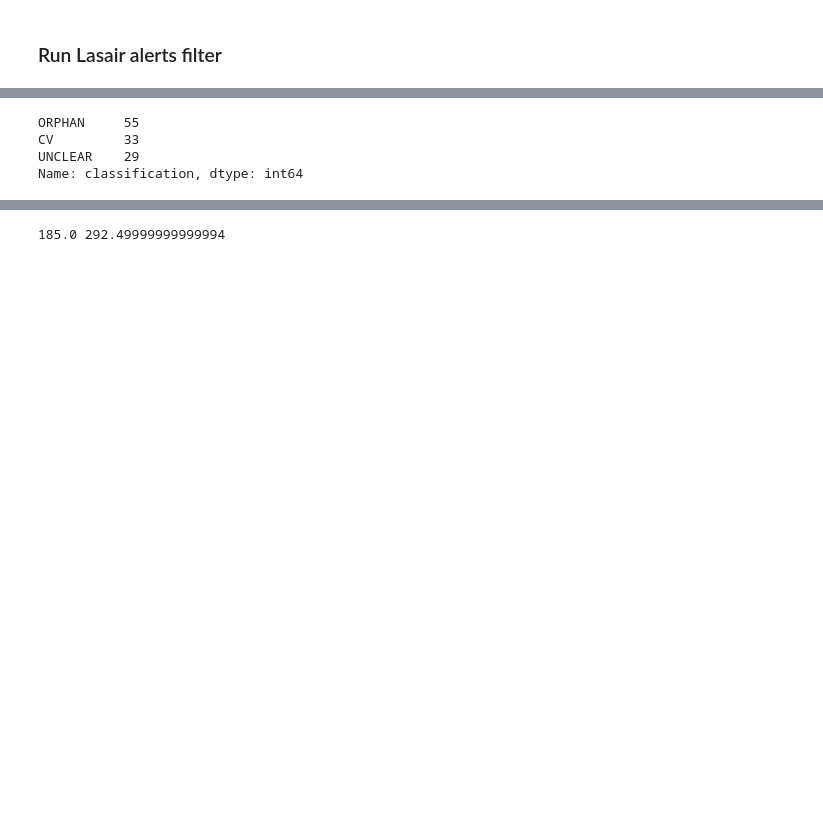
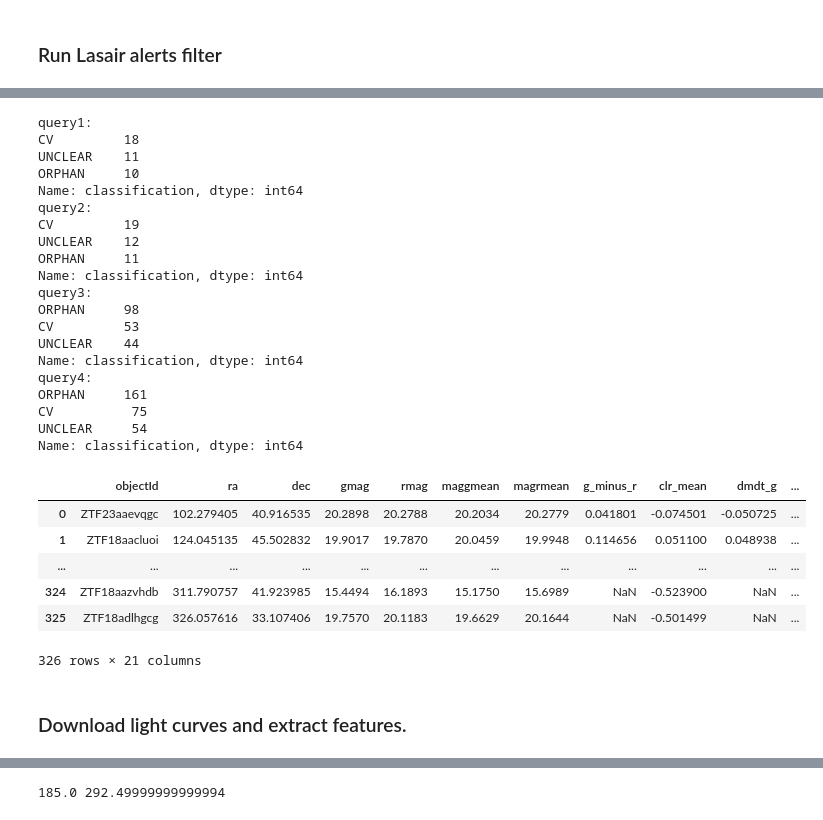
Before and after one commit to dharmesh1007/ZTF_code, a Jupyter notebook: source/9-lasair_CV_filter.ipynb, the cells around one changed output, grey strips where cells are left out. Saved outputs shown, nothing was run; the diff lists cells and outputs as text; code cells hidden in the pictures; blank space fills up the shorter version.

Commit message:
alerts prediction pipeline

```diff
--- a/source/9-lasair_CV_filter.ipynb
+++ b/source/9-lasair_CV_filter.ipynb
@@ -143,16 +184,48 @@ Number of alerts: 117
-# %%
-# Convert to pandas dataframe
-alerts_df = pd.DataFrame(c).rename(columns={'ramean':'ra','decmean':'dec'})
-
-# Select number of rows to display
-pd.options.display.max_rows=10
-# Select number of columns to display
-pd.options.display.max_columns=None
-
-# Display dataframe
-alerts_df['classification'].value_counts()
-# %% [output]
-ORPHAN     55
-CV         33
-UNCLEAR    29
-Name: classification, dtype: int64
+# %%
+# Select alerts from a query
+alerts_df = pd.concat([option1, option2, option3, option4], ignore_index=True, axis=0).reset_index(drop=True)
+# Drop duplicates
+alerts_df = alerts_df.drop_duplicates(subset=['objectId'], keep='first').reset_index(drop=True)
+
+# Select number of rows to display
+pd.options.display.max_rows=10
+# Select number of columns to display
+pd.options.display.max_columns=None
+
+# Display dataframe
+print(f"query1:\n{option1['classification'].value_counts()}")
+print(f"query2:\n{option2['classification'].value_counts()}")
+print(f"query3:\n{option3['classification'].value_counts()}")
+print(f"query4:\n{option4['classification'].value_counts()}")
+pd.options.display.max_rows=5
+alerts_df
+# %% [output]
+query1:
+CV         18
+UNCLEAR    11
+ORPHAN     10
+Name: classification, dtype: int64
+query2:
+CV         19
+UNCLEAR    12
+ORPHAN     11
+Name: classification, dtype: int64
+query3:
+ORPHAN     98
+CV         53
+UNCLEAR    44
+Name: classification, dtype: int64
+query4:
+ORPHAN     161
+CV          75
+UNCLEAR     54
+Name: classification, dtype: int64
+|  | objectId | ra | dec | gmag | rmag | maggmean | magrmean | g_minus_r | clr_mean | dmdt_g | ... |
+| 0 | ZTF23aaevqgc | 102.279405 | 40.916535 | 20.2898 | 20.2788 | 20.2034 | 20.2779 | 0.041801 | -0.074501 | -0.050725 | ... |
+| 1 | ZTF18aacluoi | 124.045135 | 45.502832 | 19.9017 | 19.7870 | 20.0459 | 19.9948 | 0.114656 | 0.051100 | 0.048938 | ... |
+| ... | ... | ... | ... | ... | ... | ... | ... | ... | ... | ... | ... |
+| 324 | ZTF18aazvhdb | 311.790757 | 41.923985 | 15.4494 | 16.1893 | 15.1750 | 15.6989 | NaN | -0.523900 | NaN | ... |
+| 325 | ZTF18adlhgcg | 326.057616 | 33.107406 | 19.7570 | 20.1183 | 19.6629 | 20.1644 | NaN | -0.501499 | NaN | ... |
+326 rows × 21 columns
+# %% [markdown]
+### Download light curves and extract features.
```
Also changed, not shown: parts of 21 cells of this notebook, 2 other files.
